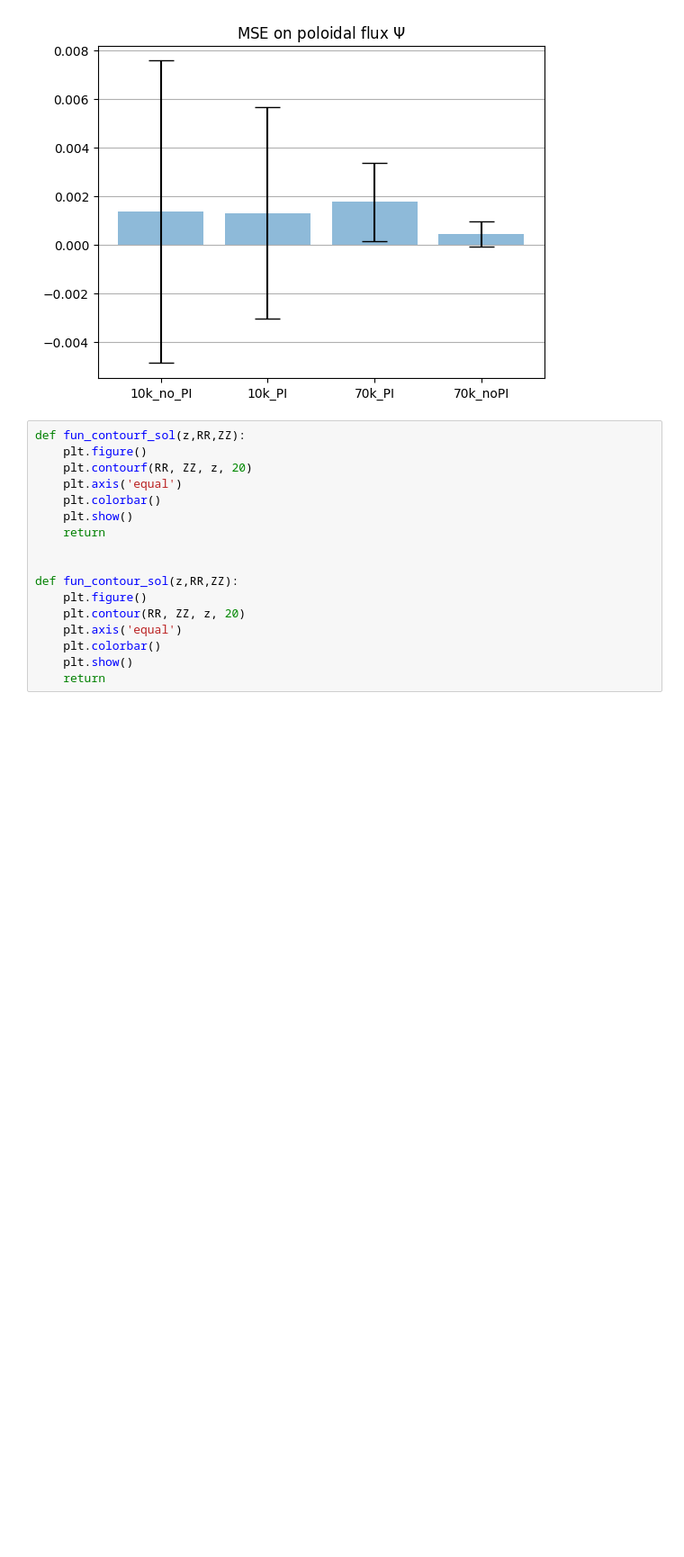
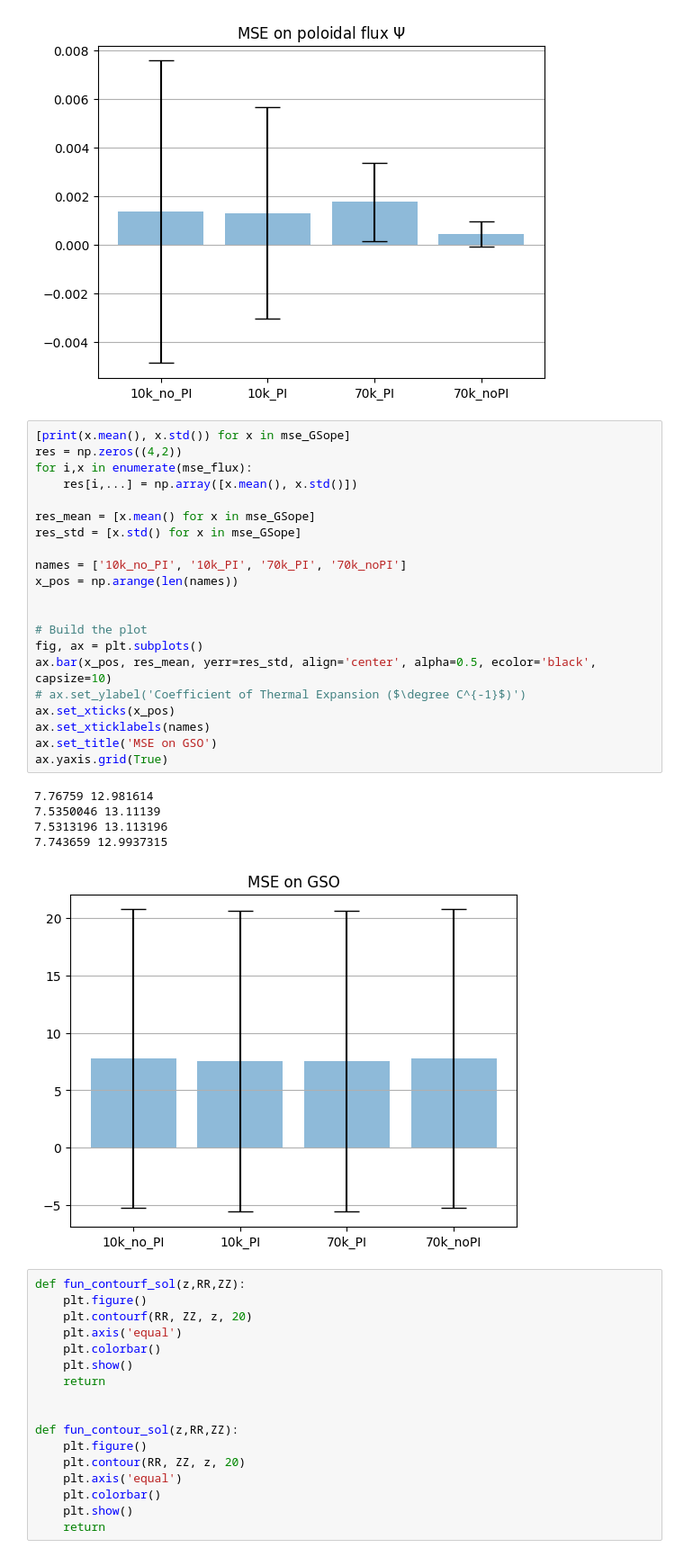
Before and after one commit to matteobonotto/PlaNet_Equil_reconstruction, a Jupyter notebook: notebooks/check_results.ipynb, the cells around one changed output. Shown: that part at 90% size. Drawn from its saved outputs; the diff is of its cells as text; blank space fills up the shorter version.

```diff
--- a/notebooks/check_results.ipynb
+++ b/notebooks/check_results.ipynb
@@ -139,6 +269,33 @@ ax.yaxis.grid(True)
 0.0017564372 0.0016114315
 0.0004235694 0.0005216701
 [figure]
+# %%
+[print(x.mean(), x.std()) for x in mse_GSope]
+res = np.zeros((4,2))
+for i,x in enumerate(mse_flux):
+    res[i,...] = np.array([x.mean(), x.std()])
+
+res_mean = [x.mean() for x in mse_GSope]
+res_std = [x.std() for x in mse_GSope]
+
+names = ['10k_no_PI', '10k_PI', '70k_PI', '70k_noPI']
+x_pos = np.arange(len(names))
+
+
+# Build the plot
+fig, ax = plt.subplots()
+ax.bar(x_pos, res_mean, yerr=res_std, align='center', alpha=0.5, ecolor='black', capsize=10)
+# ax.set_ylabel('Coefficient of Thermal Expansion ($\degree C^{-1}$)')
+ax.set_xticks(x_pos)
+ax.set_xticklabels(names)
+ax.set_title('MSE on GSO')
+ax.yaxis.grid(True)
+# %% [output]
+7.76759 12.981614
+7.5350046 13.11139
+7.5313196 13.113196
+7.743659 12.9937315
+[figure, added]
 # %%
 def fun_contourf_sol(z,RR,ZZ):
     plt.figure()
```
Also changed, not shown: parts of 5 cells of this notebook, 5 other files.
